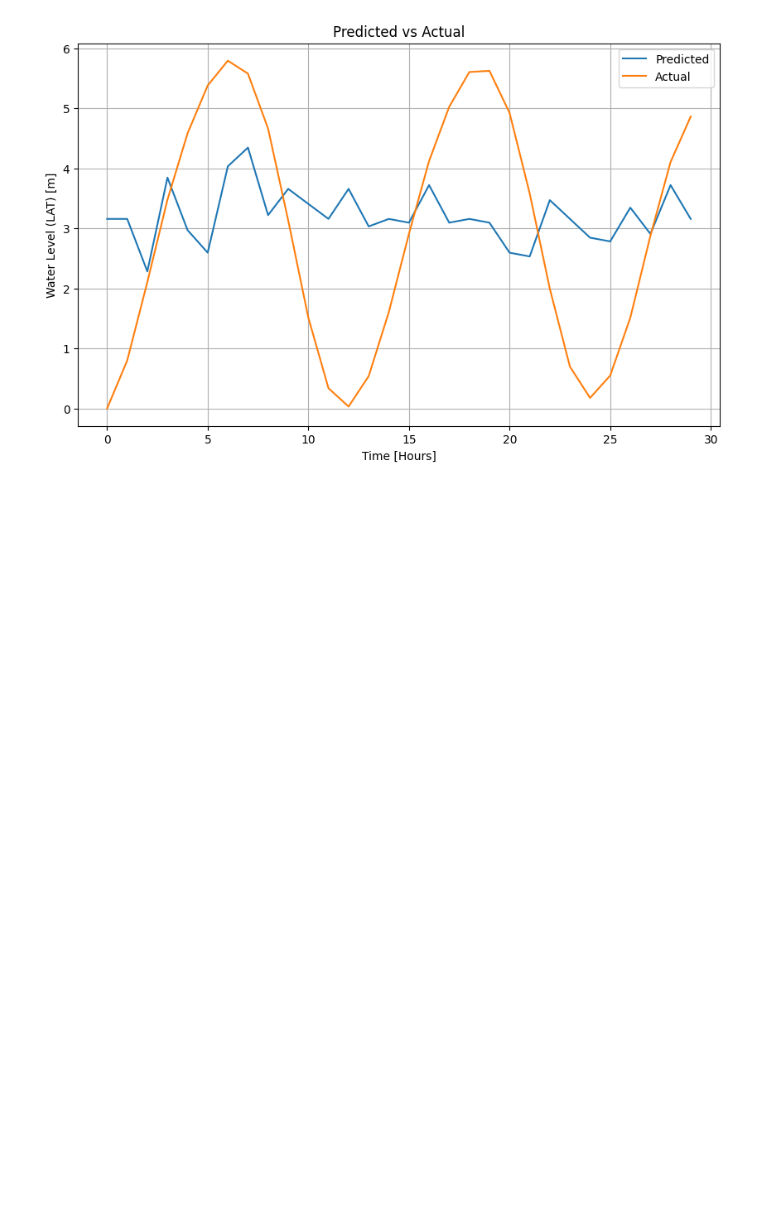
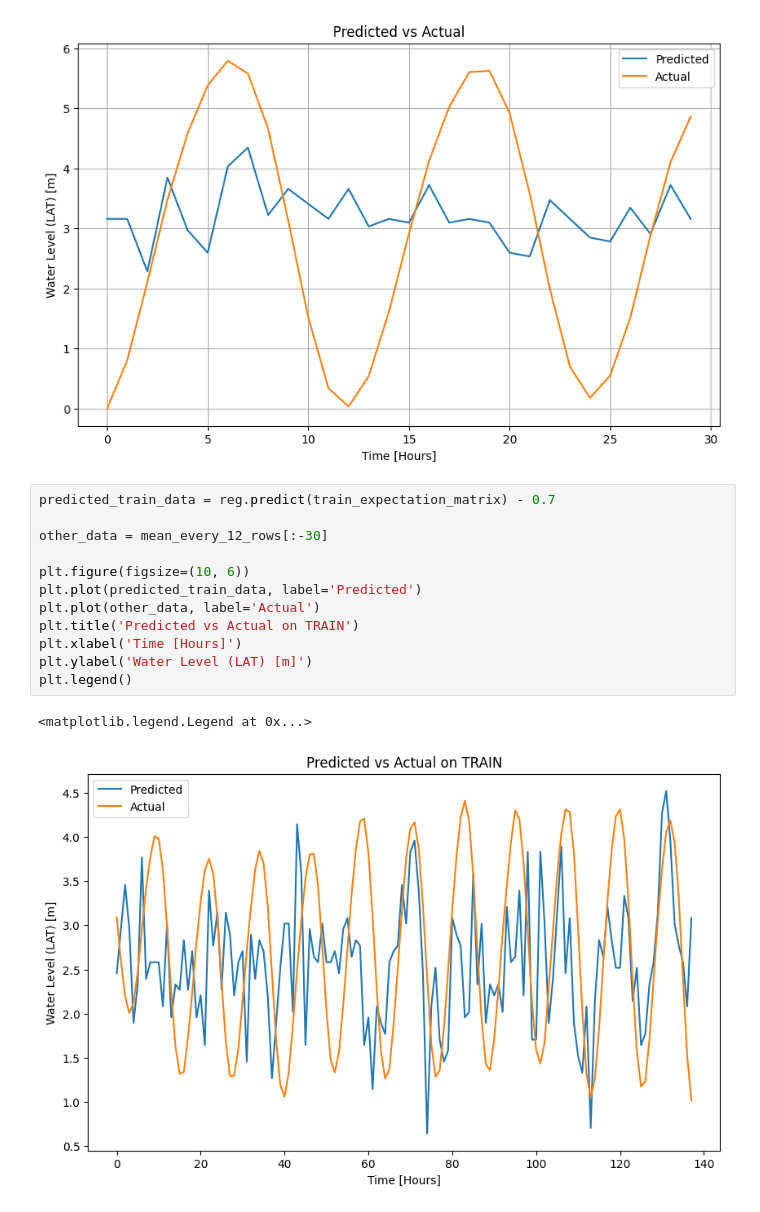
Before and after one commit to MauriceDHanisch/LOQCathon_qReservoir, a Jupyter notebook: RC_Method_1/Tide_predictor/load_and_fit_data.ipynb, the cells around one changed output. Cells and saved outputs as stored; diff of their text form; blank space fills up the shorter version.

Commit message:
train data plot

```diff
--- a/RC_Method_1/Tide_predictor/load_and_fit_data.ipynb
+++ b/RC_Method_1/Tide_predictor/load_and_fit_data.ipynb
@@ -194,3 +194,18 @@ plt.legend()
 plt.grid(True)
 # %% [output]
 [figure]
+# %%
+predicted_train_data = reg.predict(train_expectation_matrix) - 0.7
+
+other_data = mean_every_12_rows[:-30]
+
+plt.figure(figsize=(10, 6))
+plt.plot(predicted_train_data, label='Predicted')
+plt.plot(other_data, label='Actual')
+plt.title('Predicted vs Actual on TRAIN')
+plt.xlabel('Time [Hours]')
+plt.ylabel('Water Level (LAT) [m]')
+plt.legend()
+# %% [output]
+<matplotlib.legend.Legend at 0x...>
+[figure, added]
```
Also changed, not shown: 1 other file.
